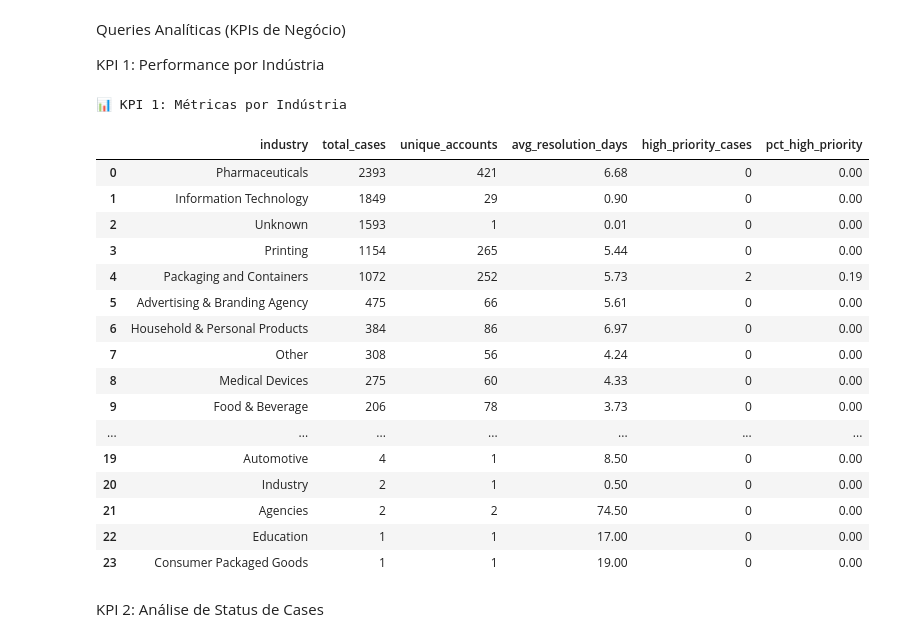
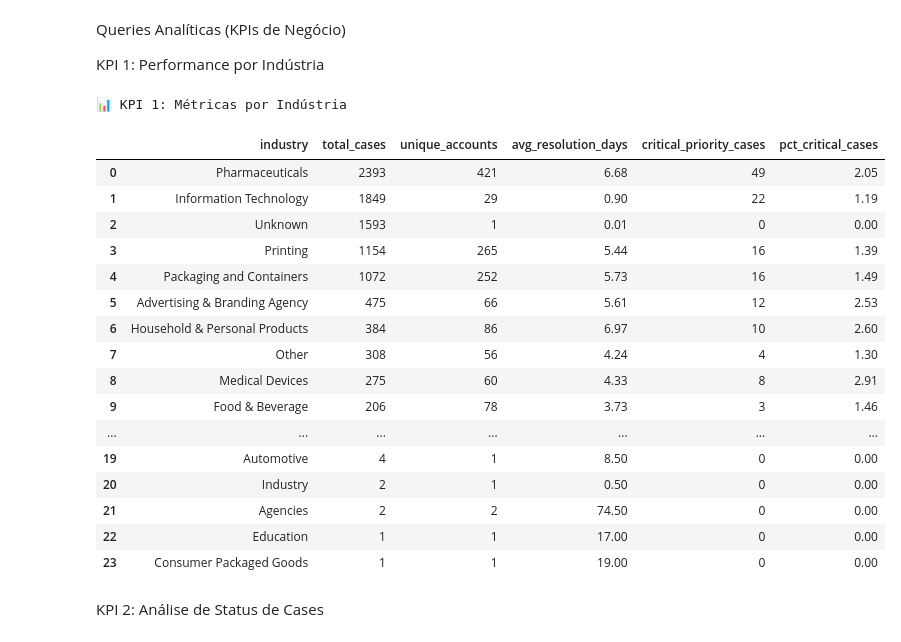
Before and after one commit to alex3ai/globalvision-challenge, a Jupyter notebook: notebooks/analysis_walkthrough.ipynb, the cells around one changed output. Saved outputs shown, nothing was run; the diff lists cells and outputs as text; code cells hidden in the pictures.

```diff
--- a/notebooks/analysis_walkthrough.ipynb
+++ b/notebooks/analysis_walkthrough.ipynb
@@ -307,44 +307,44 @@ KPI 1: Performance por Indústria
 # %%
 # Célula 8: Análise de Volume e Tempo por Indústria
 query_industry = """
 SELECT
     a.account_industry as industry,
     COUNT(c.case_sfid) as total_cases,
     COUNT(DISTINCT c.account_sfid) as unique_accounts,
     -- SQLite usa JULIANDAY para diferença de datas
     ROUND(AVG(JULIANDAY(c.case_closed_date) - JULIANDAY(c.case_created_date)), 2) as avg_resolution_days,
-    COUNT(CASE WHEN c.case_priority = 'High' THEN 1 END) as high_priority_cases,
-    ROUND(COUNT(CASE WHEN c.case_priority = 'High' THEN 1 END) * 100.0 / COUNT(c.case_sfid), 2) as pct_high_priority
+    COUNT(CASE WHEN c.case_priority IN ('High', 'Urgent') THEN 1 END) as critical_priority_cases,
+    ROUND(COUNT(CASE WHEN c.case_priority IN ('High', 'Urgent') THEN 1 END) * 100.0 / COUNT(c.case_sfid), 2) as pct_critical_cases
 FROM
     accounts a
 JOIN
     cases c ON a.account_sfid = c.account_sfid
 WHERE
     c.case_sfid IS NOT NULL
 GROUP BY
     a.account_industry
 ORDER BY
     total_cases DESC;
 """
 
 # Usando nossa função auxiliar criada anteriormente (ou pd.read_sql)
 df_industry_metrics = pd.read_sql(query_industry, conn)
 
 print("📊 KPI 1: Métricas por Indústria")
 display(df_industry_metrics)
 # %% [output]
 📊 KPI 1: Métricas por Indústria
-|  | industry | total_cases | unique_accounts | avg_resolution_days | high_priority_cases | pct_high_priority |
-| 0 | Pharmaceuticals | 2393 | 421 | 6.68 | 0 | 0.00 |
-| 1 | Information Technology | 1849 | 29 | 0.90 | 0 | 0.00 |
+|  | industry | total_cases | unique_accounts | avg_resolution_days | critical_priority_cases | pct_critical_cases |
+| 0 | Pharmaceuticals | 2393 | 421 | 6.68 | 49 | 2.05 |
+| 1 | Information Technology | 1849 | 29 | 0.90 | 22 | 1.19 |
 | 2 | Unknown | 1593 | 1 | 0.01 | 0 | 0.00 |
-| 3 | Printing | 1154 | 265 | 5.44 | 0 | 0.00 |
-| 4 | Packaging and Containers | 1072 | 252 | 5.73 | 2 | 0.19 |
-| 5 | Advertising & Branding Agency | 475 | 66 | 5.61 | 0 | 0.00 |
-| 6 | Household & Personal Products | 384 | 86 | 6.97 | 0 | 0.00 |
-| 7 | Other | 308 | 56 | 4.24 | 0 | 0.00 |
-| 8 | Medical Devices | 275 | 60 | 4.33 | 0 | 0.00 |
-| 9 | Food & Beverage | 206 | 78 | 3.73 | 0 | 0.00 |
+| 3 | Printing | 1154 | 265 | 5.44 | 16 | 1.39 |
+| 4 | Packaging and Containers | 1072 | 252 | 5.73 | 16 | 1.49 |
+| 5 | Advertising & Branding Agency | 475 | 66 | 5.61 | 12 | 2.53 |
+| 6 | Household & Personal Products | 384 | 86 | 6.97 | 10 | 2.60 |
+| 7 | Other | 308 | 56 | 4.24 | 4 | 1.30 |
+| 8 | Medical Devices | 275 | 60 | 4.33 | 8 | 2.91 |
+| 9 | Food & Beverage | 206 | 78 | 3.73 | 3 | 1.46 |
 | ... | ... | ... | ... | ... | ... | ... |
 | 19 | Automotive | 4 | 1 | 8.50 | 0 | 0.00 |
 | 20 | Industry | 2 | 1 | 0.50 | 0 | 0.00 |
```
Also changed, not shown: parts of 4 cells of this notebook, 1 other file.
